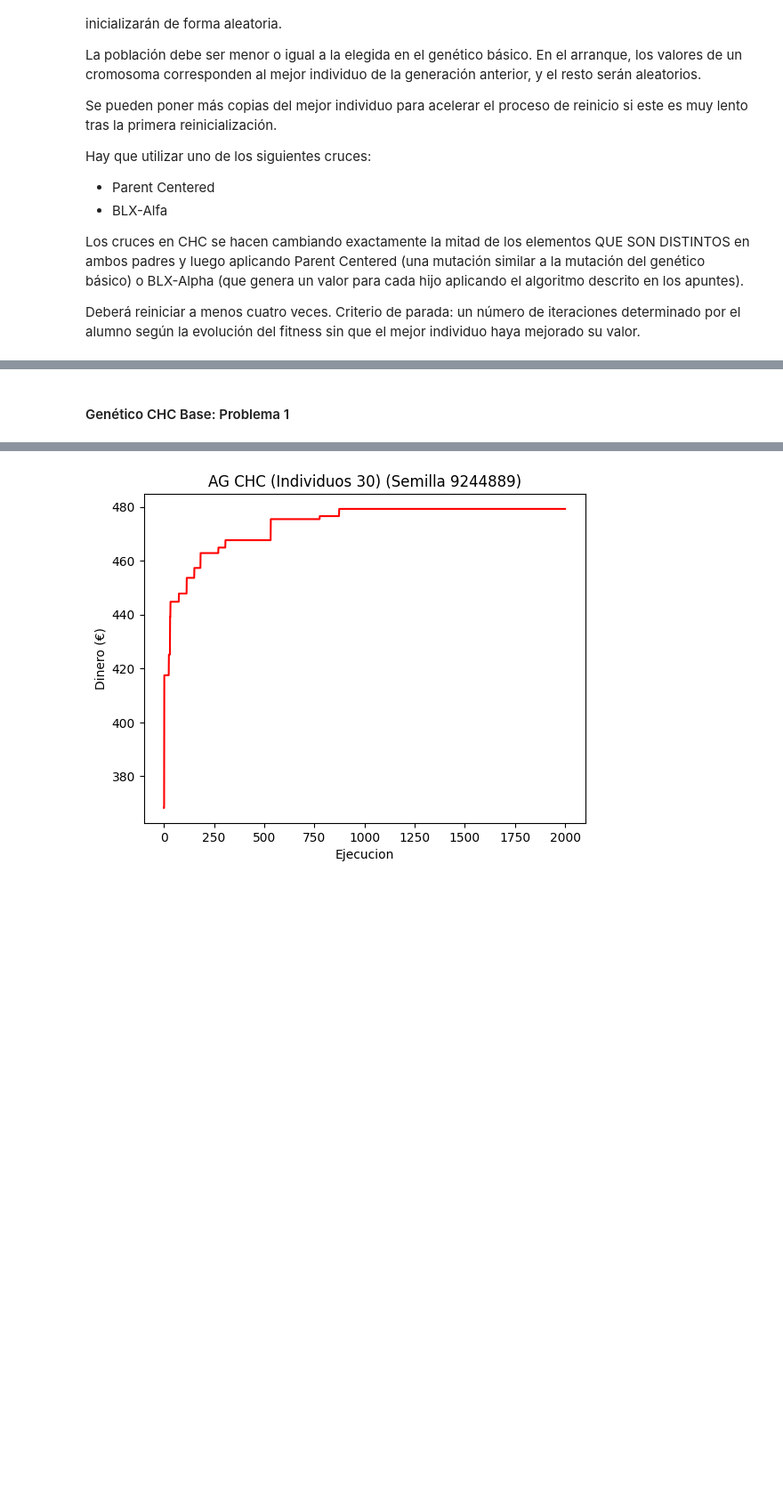
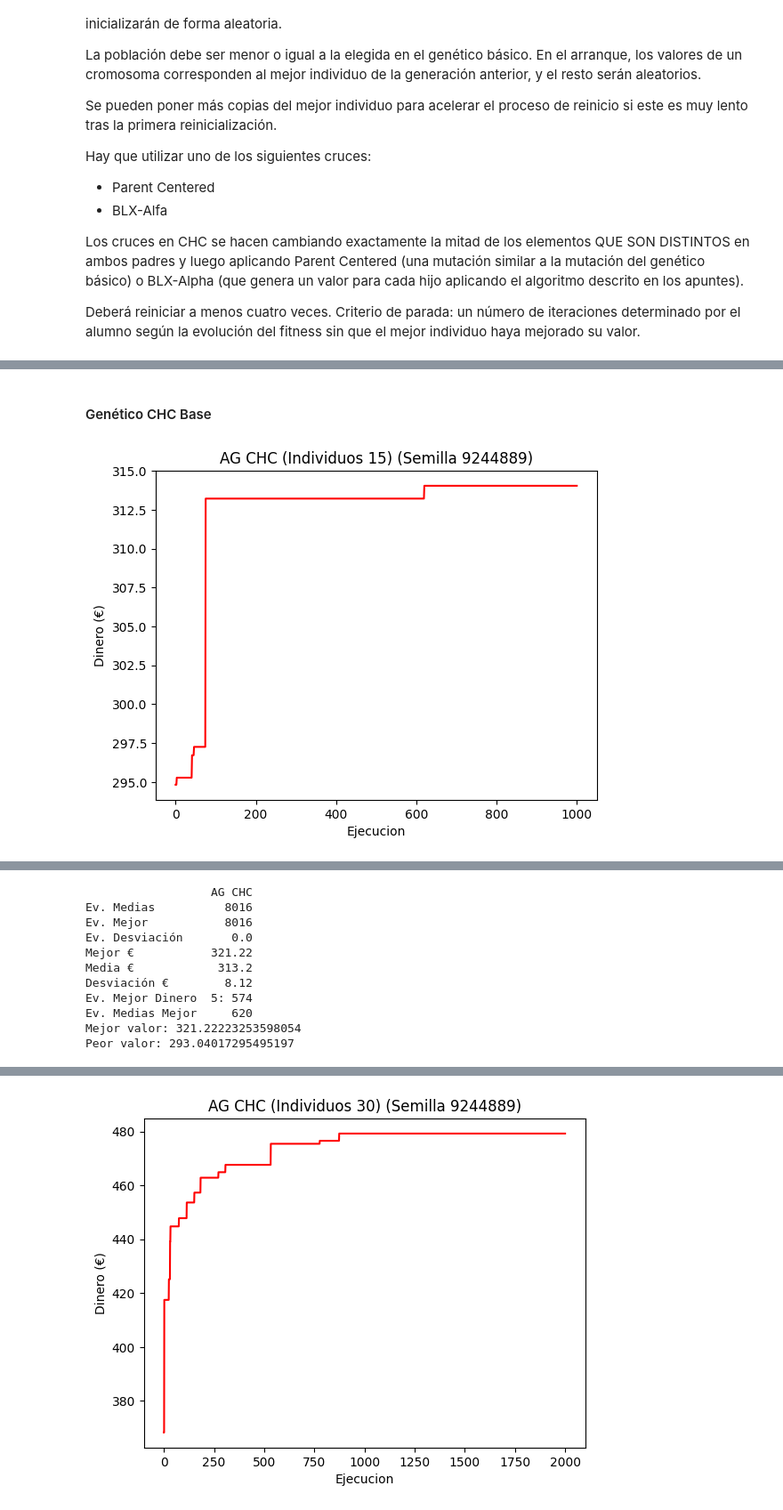
Before and after one commit to GrunCrow/Optimization_Solar_Plant, a Jupyter notebook: 3_Genetic_Algorithms/3_genetic_algorithms.ipynb, the cells around one changed output, grey strips where cells are left out. Shown at 89% size. Cells and saved outputs as stored; diff of their text form; code cells hidden in the pictures; blank space fills up the shorter version.

```diff
--- a/3_Genetic_Algorithms/3_genetic_algorithms.ipynb
+++ b/3_Genetic_Algorithms/3_genetic_algorithms.ipynb
@@ -899,4 +1014,21 @@ def algoritmo_genetico_chc(n_individuos, max_iteraciones, tamano_nuevo, distanci
         totales_soluciones.append(valor_mejor_individuo)
     return mejor_individuo, contador_evaluaciones, totales_soluciones
 # %% [markdown]
-#### Genético CHC Base: Problema 1
+#### Genético CHC Base
+# %%
+n_individuos= 15
+max_iteraciones = 1000
+tamano_nuevo = int(n_individuos/2)
+distancia_maxima = len(horas)/4
+
+parametros = [n_individuos, max_iteraciones, tamano_nuevo, distancia_maxima]
+
+algorithm_name = algoritmo_genetico_CHC_name
+
+# Algorithms_names.append(algorithm_name)
+
+mejor_data = evaluar_algoritmo(algorithm_name, parametros)
+
+# Data.append(mejor_data)
+# %% [output]
+[figure, added]
@@ -902,0 +1044,11 @@ def algoritmo_genetico_chc(n_individuos, max_iteraciones, tamano_nuevo, distanci
+                  AG CHC
+Ev. Medias          8016
+Ev. Mejor           8016
+Ev. Desviación       0.0
+Mejor €           321.22
+Media €            313.2
+Desviación €        8.12
+Ev. Mejor Dinero  5: 574
+Ev. Medias Mejor     620
+Mejor valor: 321.22223253598054
+Peor valor: 293.04017295495197
```
Also changed, not shown: parts of 22 cells of this notebook, 10 other files.
